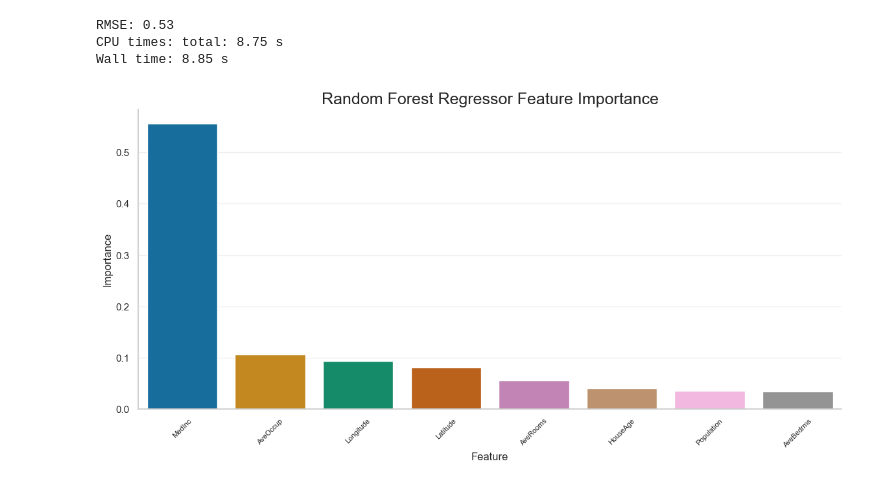
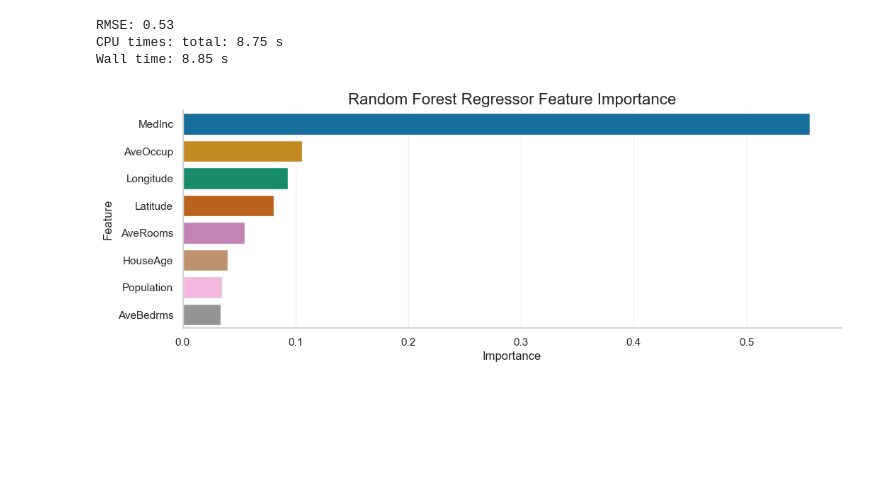
Before and after one commit to ruetha/kaggle_challenges, a Jupyter notebook: notebooks/california_housing_challenge.ipynb, the cells around one changed output. Drawn from its saved outputs; the diff is of its cells as text; code cells hidden in the pictures; blank space fills up the shorter version.

```diff
--- a/notebooks/california_housing_challenge.ipynb
+++ b/notebooks/california_housing_challenge.ipynb
@@ -25,8 +25,8 @@ theme_parameters =  {
     'axes.spines.right': False,
     'axes.spines.top': False,
     'grid.alpha':0.3,
-    'axes.titlesize': 18,
-    'figure.figsize': (14, 6),
+    'axes.titlesize': 16,
+    'figure.figsize': (12, 4),
 }
 
 # Set the theme
@@ -344,26 +347,23 @@ Wall time: 8.85 s
 # %%
 # Compute the feature importance
 importances = sorted(list(zip(model_rf.feature_names_in_,
                               model_rf.feature_importances_)))
 
 # Transform it into a DataFrame
 importances_df = pd.DataFrame(importances,
                                      columns= ['Feature', 'Importance'])
 
 # Sorting importances
 importances_df = importances_df.sort_values(['Importance'], ascending=False).reset_index(drop=True)
 
 # Plot the feature importance
 ax = sns.barplot(data=importances_df,
-                 x='Feature',
-                 y='Importance')
+                 x='Importance',
+                 y='Feature')
 
 # Set title
 ax.set_title('Random Forest Regressor Feature Importance')
 
-plt.xticks(fontsize=8,
-           rotation=45)
-
 plt.show()
 # %% [output]
-[figure, old version]
+[figure, new version]
```
Also changed, not shown: parts of 6 cells of this notebook.
